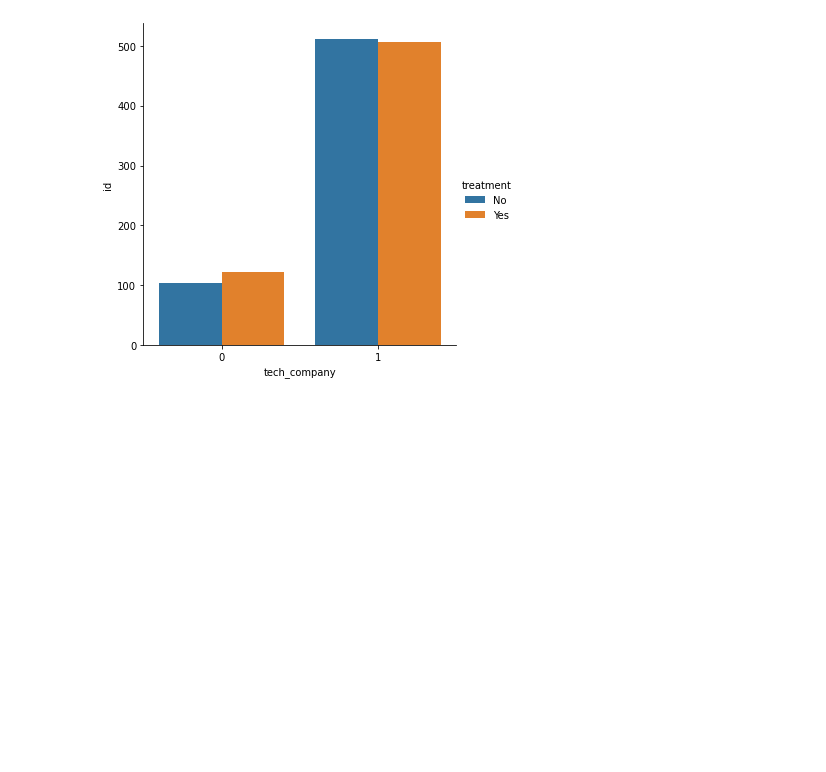
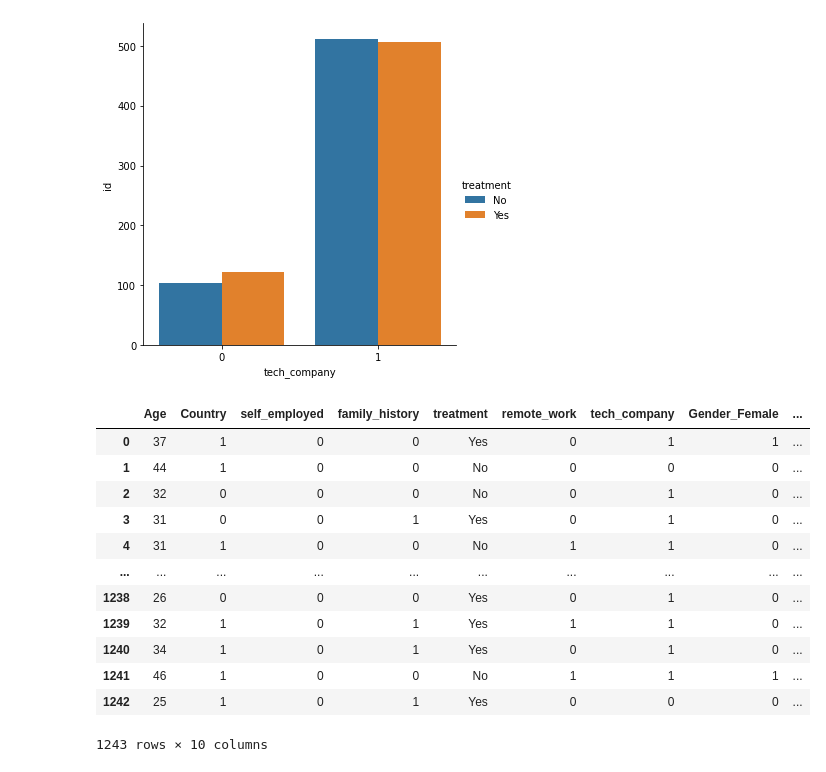
Before and after one commit to nappytrails/machines_for_mental_health, a Jupyter notebook: machine_learning.ipynb, the cells around one changed output. Drawn from its saved outputs; the diff is of its cells as text; code cells hidden in the pictures; blank space fills up the shorter version.

```diff
--- a/machine_learning.ipynb
+++ b/machine_learning.ipynb
@@ -146,3 +158,21 @@ for c in columns:
 [figure]
 [figure]
 [figure]
+# %%
+# One-hot-encoding for gender
+data_df = pd.get_dummies(data=cleaned_df, columns=["Gender"])
+data_df
+# %% [output]
+|  | Age | Country | self_employed | family_history | treatment | remote_work | tech_company | Gender_Female | ... |
+| 0 | 37 | 1 | 0 | 0 | Yes | 0 | 1 | 1 | ... |
+| 1 | 44 | 1 | 0 | 0 | No | 0 | 0 | 0 | ... |
+| 2 | 32 | 0 | 0 | 0 | No | 0 | 1 | 0 | ... |
+| 3 | 31 | 0 | 0 | 1 | Yes | 0 | 1 | 0 | ... |
+| 4 | 31 | 1 | 0 | 0 | No | 1 | 1 | 0 | ... |
+| ... | ... | ... | ... | ... | ... | ... | ... | ... | ... |
+| 1238 | 26 | 0 | 0 | 0 | Yes | 0 | 1 | 0 | ... |
+| 1239 | 32 | 1 | 0 | 1 | Yes | 1 | 1 | 0 | ... |
+| 1240 | 34 | 1 | 0 | 1 | Yes | 0 | 1 | 0 | ... |
+| 1241 | 46 | 1 | 0 | 0 | No | 1 | 1 | 1 | ... |
+| 1242 | 25 | 1 | 0 | 1 | Yes | 0 | 0 | 0 | ... |
+1243 rows × 10 columns
```
Also changed, not shown: parts of 17 cells of this notebook, 2 other files.
